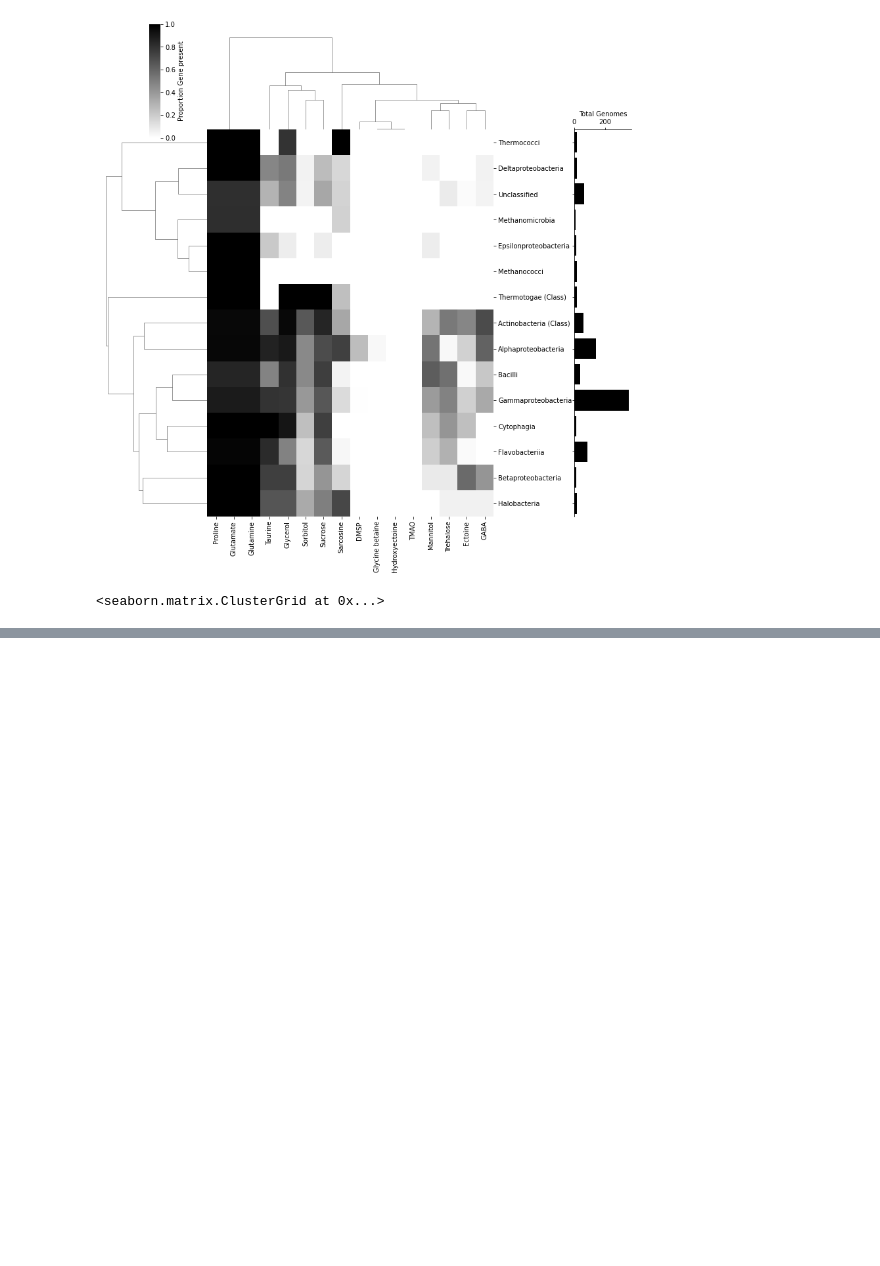
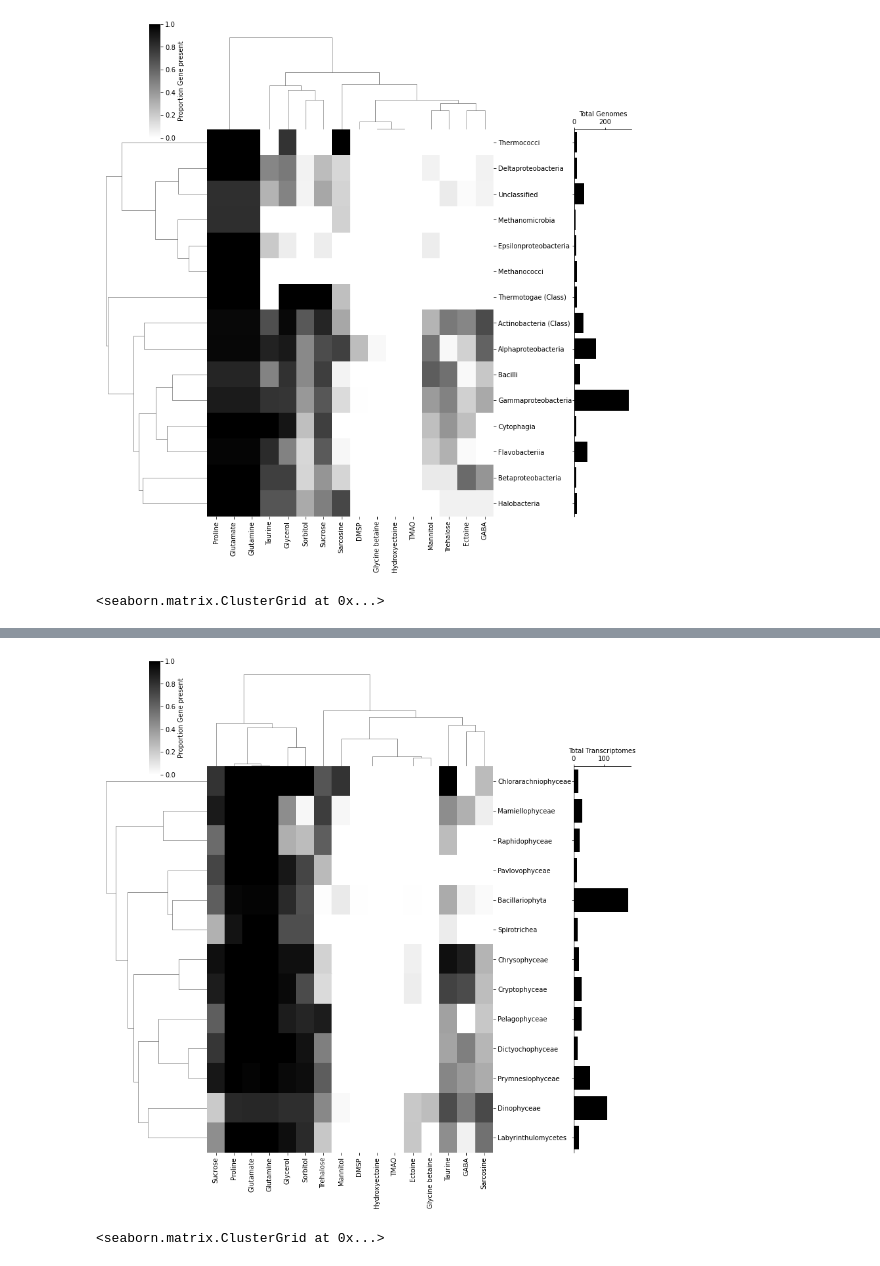
Before and after one commit to AlexanderLabWHOI/2021-marine-osmolytes, a Jupyter notebook: genome-searching/notebooks/Global-Synthesisis.ipynb, the cells around one changed output, grey strips where cells are left out. Cells and saved outputs as stored; diff of their text form; code cells hidden in the pictures; blank space fills up the shorter version.

```diff
--- a/genome-searching/notebooks/Global-Synthesisis.ipynb
+++ b/genome-searching/notebooks/Global-Synthesisis.ipynb
@@ -116,0 +173,6 @@ create_cluster_bar(Bdivision_bact, Btotal_bac_group, genome=True, cutoff=True, c
+# %%
+BEdivision, BEtotal_group  = MMETSP_groupby(EBD,  level='Class', normalized=True)
+create_cluster_bar(BEdivision, BEtotal_group, genome=False, cutoff=True, c=10)
+# %% [output]
+[figure, added]
+<seaborn.matrix.ClusterGrid at 0x...>
```
Also changed, not shown: parts of 7 cells of this notebook.
